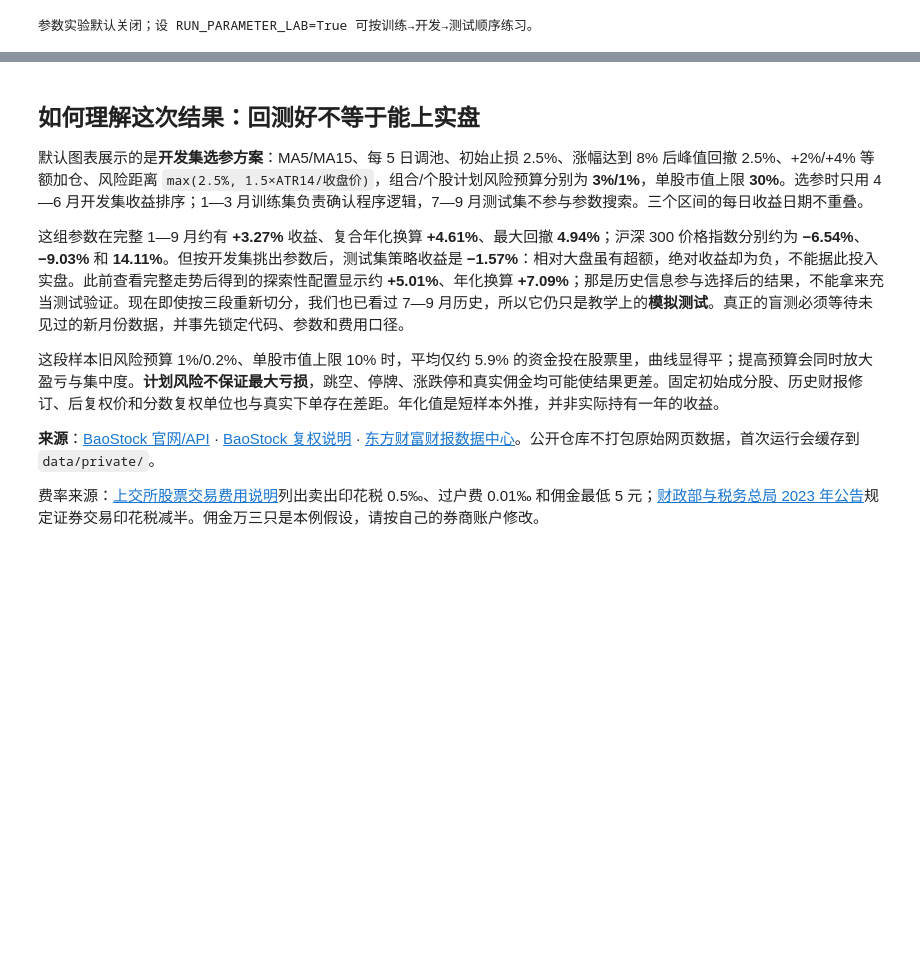
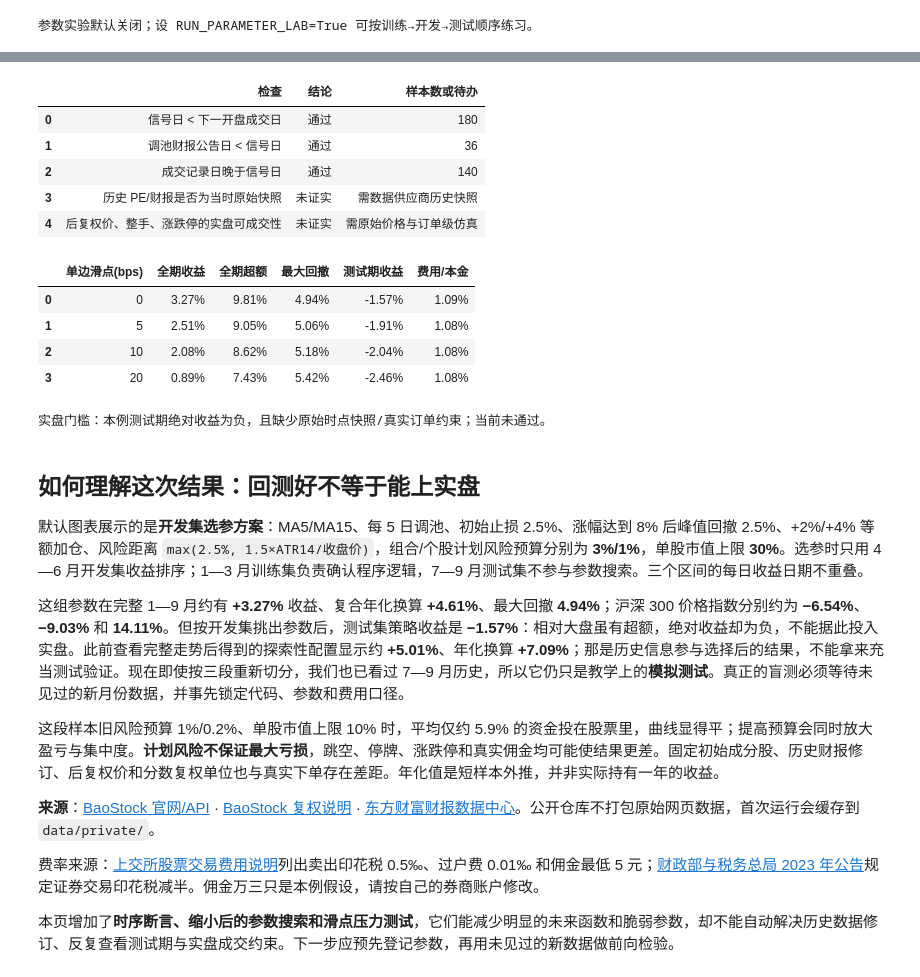
Before and after one commit to ZhengrongYue/MiniQuant, a Jupyter notebook: simple_framework.ipynb, the cells around one changed output, grey strips where cells are left out. Saved outputs shown, nothing was run; the diff lists cells and outputs as text; code cells hidden in the pictures; blank space fills up the shorter version.

```diff
--- a/simple_framework.ipynb
+++ b/simple_framework.ipynb
@@ -36,6 +36,7 @@ MA_FAST, MA_SLOW, ATR_WINDOW = 5, 15, 14
 INITIAL_CASH = 100_000.0
 COMMISSION_RATE, MIN_COMMISSION = 0.0003, 5.0   # 券商万三；每笔佣金最低 5 元
 STAMP_DUTY_RATE = 0.0005                       # 2026 年卖出印花税：万分之五
+SLIPPAGE_BPS = 0.0  # 单边滑点基线；1 bp = 万分之一
 TRANSFER_RATE = 0.00001                        # 过户费双边：十万分之一
 TOTAL_RISK, NAME_RISK, MAX_NAME_WEIGHT = 0.03, 0.01, 0.30
 RISK_BUFFER = 0.95  # 下单时只用 95% 的组合风险预算，给费用和净值波动留余量
@@ -1245,8 +1254,8 @@ if RUN_PARAMETER_LAB:
         assert pd.to_datetime(research_bars_raw.date).max() <= pd.Timestamp(DEV_END)
         assert pd.to_datetime(research_benchmark_raw.date).max() <= pd.Timestamp(DEV_END)
         coarse = []
-        for fast, slow, upper, every in product((3, 5, 8), (10, 15, 20),
-                                                 (30., 25.), (5, 7)):
+        for fast, slow, upper, every in product((3, 5, 8), (15, 20),
+                                                 (30.,), (5, 7)):
             if fast >= slow:
                 continue
             MA_FAST, MA_SLOW, PE_UPPER, REBALANCE_EVERY = fast, slow, upper, every
@@ -1272,7 +1281,7 @@ if RUN_PARAMETER_LAB:
 
         fine = []
         for stop, arm, trail, step, atr in product(
-                (.025, .03), (.06, .08), (.025, .03), (.02, .03), (1.5, 2.0)):
+                (.025, .03), (.06, .08), (.025, .03), (.02,), (1.5, 2.0)):
             INITIAL_STOP, ARM_GAIN, TRAIL_BACK = stop, arm, trail
             ADD_PROFIT_STEP, ATR_MULT = step, atr
             candidate_nav, _, _ = run_risk_backtest(tuned_bars, tuned_benchmark,
@@ -1289,9 +1298,9 @@ if RUN_PARAMETER_LAB:
         ADD_PROFIT_STEP, ATR_MULT = float(best['加仓步长']), float(best['ATR倍数'])
 
         exposure_tests = []
-        for total, name, weight in product((.01, .02, .03, .05),
-                                            (.002, .004, .006, .008, .01),
-                                            (.10, .20, .30)):
+        for total, name, weight in product((.01, .02, .03),
+                                            (.002, .008, .01),
+                                            (.20, .30)):
             if name > total:
                 continue
             TOTAL_RISK, NAME_RISK, MAX_NAME_WEIGHT = total, name, weight
@@ -1330,3 +1349,52 @@ else:
+# %%
+# 只核验可从当前数据/决策表观察到的时间关系，不把供应商数据版本当成已证实。
+assert (decisions.execution_date > decisions.signal_date).all()
+assert trades.empty or (trades.date > trades.signal_date).all()
+rebalance_rows = decisions.loc[decisions.rebalance]
+for row in rebalance_rows.itertuples(index=False):
+    known = latest_public_report(reports, row.signal_date)
+    assert known.empty or (known.available_on < row.signal_date).all()
+    assert {code[-6:] for code in row.pool} <= set(known.code6)
+
+audit = pd.DataFrame([
+    ['信号日 < 下一开盘成交日', '通过', len(decisions)],
+    ['调池财报公告日 < 信号日', '通过', len(rebalance_rows)],
+    ['成交记录日晚于信号日', '通过', len(trades)],
+    ['历史 PE/财报是否为当时原始快照', '未证实', '需数据供应商历史快照'],
+    ['后复权价、整手、涨跌停的实盘可成交性', '未证实', '需原始价格与订单级仿真'],
+], columns=['检查', '结论', '样本数或待办'])
+display(audit)
+
+stress_rows = []
+for bps in (0, 5, 10, 20):
+    stress_nav, _, _ = run_risk_backtest(
+        bars, benchmark, decisions, initial_cash=INITIAL_CASH, slippage_bps=bps)
+    full = performance_metrics(stress_nav)
+    holdout = period_metrics(stress_nav, TEST_START, TEST_END)
+    stress_rows.append({'单边滑点(bps)': bps, '全期收益': full['总收益率'],
+                        '全期超额': full['总收益率'] - full['基准总收益率'],
+                        '最大回撤': abs(full['最大回撤']),
+                        '测试期收益': holdout['策略收益'],
+                        '费用/本金': full['累计费用/初始本金']})
+stress = pd.DataFrame(stress_rows)
+display(stress.assign(**{column: stress[column].map('{:.2%}'.format)
+                         for column in ['全期收益', '全期超额', '最大回撤',
+                                        '测试期收益', '费用/本金']}))
+assert stress['全期收益'].is_monotonic_decreasing
+print('实盘门槛：本例测试期绝对收益为负，且缺少原始时点快照/真实订单约束；当前未通过。')
+# %% [output]
+|  | 检查 | 结论 | 样本数或待办 |
+| 0 | 信号日 < 下一开盘成交日 | 通过 | 180 |
+| 1 | 调池财报公告日 < 信号日 | 通过 | 36 |
+| 2 | 成交记录日晚于信号日 | 通过 | 140 |
+| 3 | 历史 PE/财报是否为当时原始快照 | 未证实 | 需数据供应商历史快照 |
+| 4 | 后复权价、整手、涨跌停的实盘可成交性 | 未证实 | 需原始价格与订单级仿真 |
+|  | 单边滑点(bps) | 全期收益 | 全期超额 | 最大回撤 | 测试期收益 | 费用/本金 |
+| 0 | 0 | 3.27% | 9.81% | 4.94% | -1.57% | 1.09% |
+| 1 | 5 | 2.51% | 9.05% | 5.06% | -1.91% | 1.08% |
+| 2 | 10 | 2.08% | 8.62% | 5.18% | -2.04% | 1.08% |
+| 3 | 20 | 0.89% | 7.43% | 5.42% | -2.46% | 1.08% |
+实盘门槛：本例测试期绝对收益为负，且缺少原始时点快照/真实订单约束；当前未通过。
 # %% [markdown]
 ## 如何理解这次结果：回测好不等于能上实盘
 
@@ -1339,3 +1407,5 @@ else:
 **来源**：[BaoStock 官网/API](https://www.baostock.com/) · [BaoStock 复权说明](https://www.baostock.com/helpdocs/pdf/BaoStock%E5%A4%8D%E6%9D%83%E5%9B%A0%E5%AD%90%E7%AE%80%E4%BB%8B.pdf) · [东方财富财报数据中心](https://data.eastmoney.com/bbsj/)。公开仓库不打包原始网页数据，首次运行会缓存到 `data/private/`。
 
 费率来源：[上交所股票交易费用说明](https://one.sse.com.cn/onething/gptz/)列出卖出印花税 0.5‰、过户费 0.01‰ 和佣金最低 5 元；[财政部与税务总局 2023 年公告](https://szs.mof.gov.cn/zhengcefabu/202308/t20230827_3904226.htm)规定证券交易印花税减半。佣金万三只是本例假设，请按自己的券商账户修改。
+
+本页增加了**时序断言、缩小后的参数搜索和滑点压力测试**，它们能减少明显的未来函数和脆弱参数，却不能自动解决历史数据修订、反复查看测试期与实盘成交约束。下一步应预先登记参数，再用未见过的新数据做前向检验。
```
Also changed, not shown: parts of 4 cells of this notebook, 1 other file.
